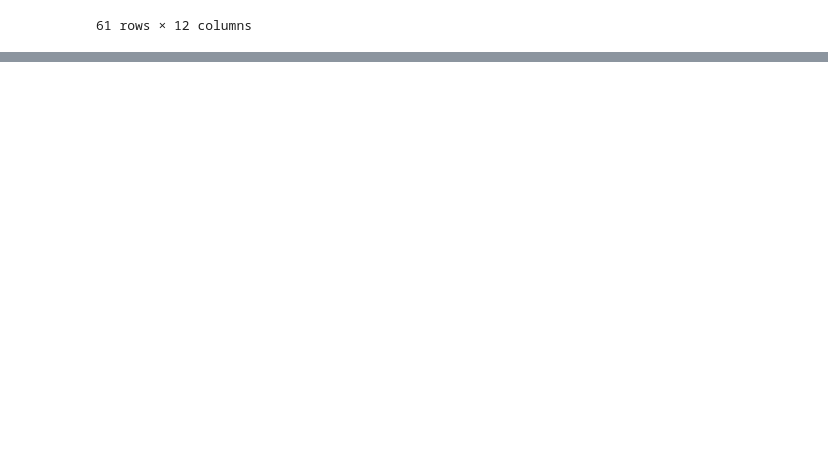
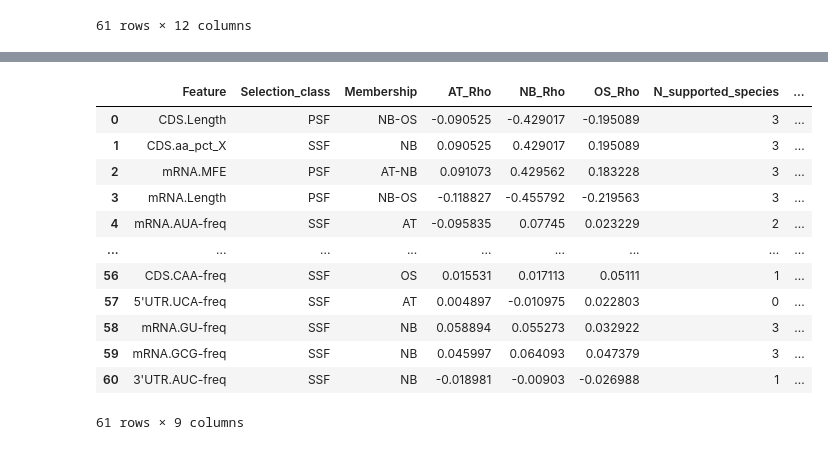
Before and after one commit to ih-11/regression, a Jupyter notebook: notebooks/notebook5.ipynb, the cells around one changed output, grey strips where cells are left out. Saved outputs shown, nothing was run; the diff lists cells and outputs as text; code cells hidden in the pictures; blank space fills up the shorter version.

```diff
--- a/notebooks/notebook5.ipynb
+++ b/notebooks/notebook5.ipynb
@@ -1283 +1303,65 @@ Number of differing species pairs per feature
+# %%
+# ============================================
+# 11. Integrate PR-effect evidence
+# ============================================
+
+effect_wide = (
+    pr_effect_ci_df
+    .pivot(index="Feature", columns="Species",
+           values=["Rho", "CI_low", "CI_high", "CI_excludes_zero"])
+)
+effect_wide.columns = [f"{sp}_{metric}" for metric, sp in effect_wide.columns]
+effect_wide = effect_wide.reset_index()
+
+diff_wide = (
+    pr_difference_df
+    .pivot(index="Feature", columns="Species_pair",
+           values=["Delta_rho", "CI_low", "CI_high", "CI_excludes_zero"])
+)
+diff_wide.columns = [f"{pair}_{metric}" for metric, pair in diff_wide.columns]
+diff_wide = diff_wide.reset_index()
+
+pr_evidence_df = (
+    membership_df[["Feature", "Region", "Feature_type", "Selection_class", "Membership"]]
+    .merge(effect_wide, on="Feature", validate="one_to_one")
+    .merge(diff_wide, on="Feature", validate="one_to_one")
+)
+
+effect_support = [f"{s}_CI_excludes_zero" for s in SPECIES_ORDER]
+diff_support = [f"{p}_CI_excludes_zero" for p in ["AT-NB", "AT-OS", "NB-OS"]]
+
+pr_evidence_df["N_supported_species"] = pr_evidence_df[effect_support].sum(axis=1).astype(int)
+pr_evidence_df["N_different_pairs"] = pr_evidence_df[diff_support].sum(axis=1).astype(int)
+pr_evidence_df["Effect_range"] = (
+    pr_evidence_df[[f"{s}_Rho" for s in SPECIES_ORDER]].max(axis=1)
+    - pr_evidence_df[[f"{s}_Rho" for s in SPECIES_ORDER]].min(axis=1)
+)
+
+pr_evidence_df = (
+    pr_evidence_df
+    .sort_values(["N_different_pairs", "Effect_range"], ascending=False)
+    .reset_index(drop=True)
+)
+
+display(
+    pr_evidence_df[
+        ["Feature", "Selection_class", "Membership",
+         "AT_Rho", "NB_Rho", "OS_Rho",
+         "N_supported_species", "N_different_pairs", "Effect_range"]
+    ]
+)
+# %% [output]
+|  | Feature | Selection_class | Membership | AT_Rho | NB_Rho | OS_Rho | N_supported_species | ... |
+| 0 | CDS.Length | PSF | NB-OS | -0.090525 | -0.429017 | -0.195089 | 3 | ... |
+| 1 | CDS.aa_pct_X | SSF | NB | 0.090525 | 0.429017 | 0.195089 | 3 | ... |
+| 2 | mRNA.MFE | PSF | AT-NB | 0.091073 | 0.429562 | 0.183228 | 3 | ... |
+| 3 | mRNA.Length | PSF | NB-OS | -0.118827 | -0.455792 | -0.219563 | 3 | ... |
+| 4 | mRNA.AUA-freq | SSF | AT | -0.095835 | 0.07745 | 0.023229 | 2 | ... |
+| ... | ... | ... | ... | ... | ... | ... | ... | ... |
+| 56 | CDS.CAA-freq | SSF | OS | 0.015531 | 0.017113 | 0.05111 | 1 | ... |
+| 57 | 5'UTR.UCA-freq | SSF | AT | 0.004897 | -0.010975 | 0.022803 | 0 | ... |
+| 58 | mRNA.GU-freq | SSF | NB | 0.058894 | 0.055273 | 0.032922 | 3 | ... |
+| 59 | mRNA.GCG-freq | SSF | NB | 0.045997 | 0.064093 | 0.047379 | 3 | ... |
+| 60 | 3'UTR.AUC-freq | SSF | NB | -0.018981 | -0.00903 | -0.026988 | 1 | ... |
+61 rows × 9 columns
 # %%
```
Also changed, not shown: parts of 7 cells of this notebook.
